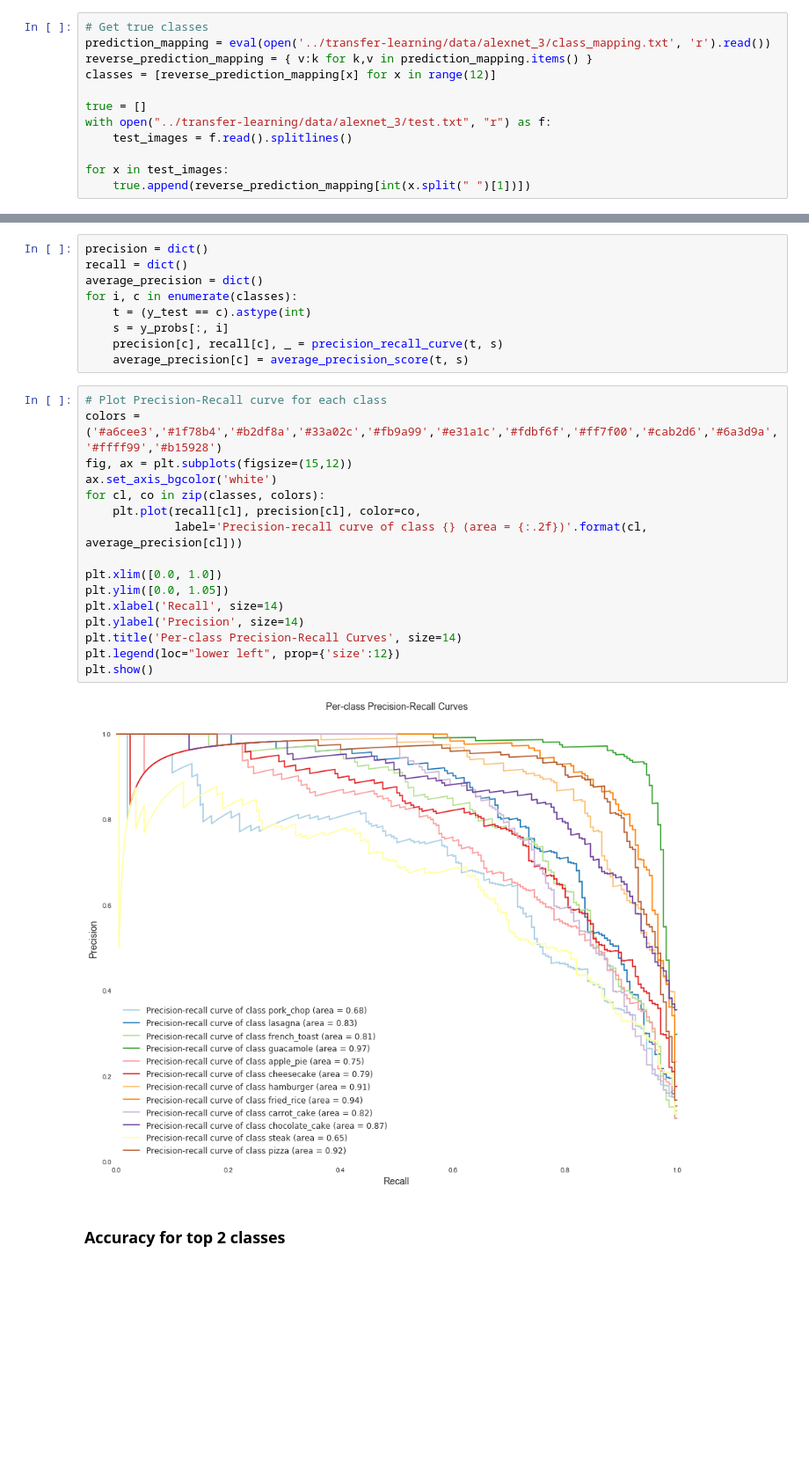
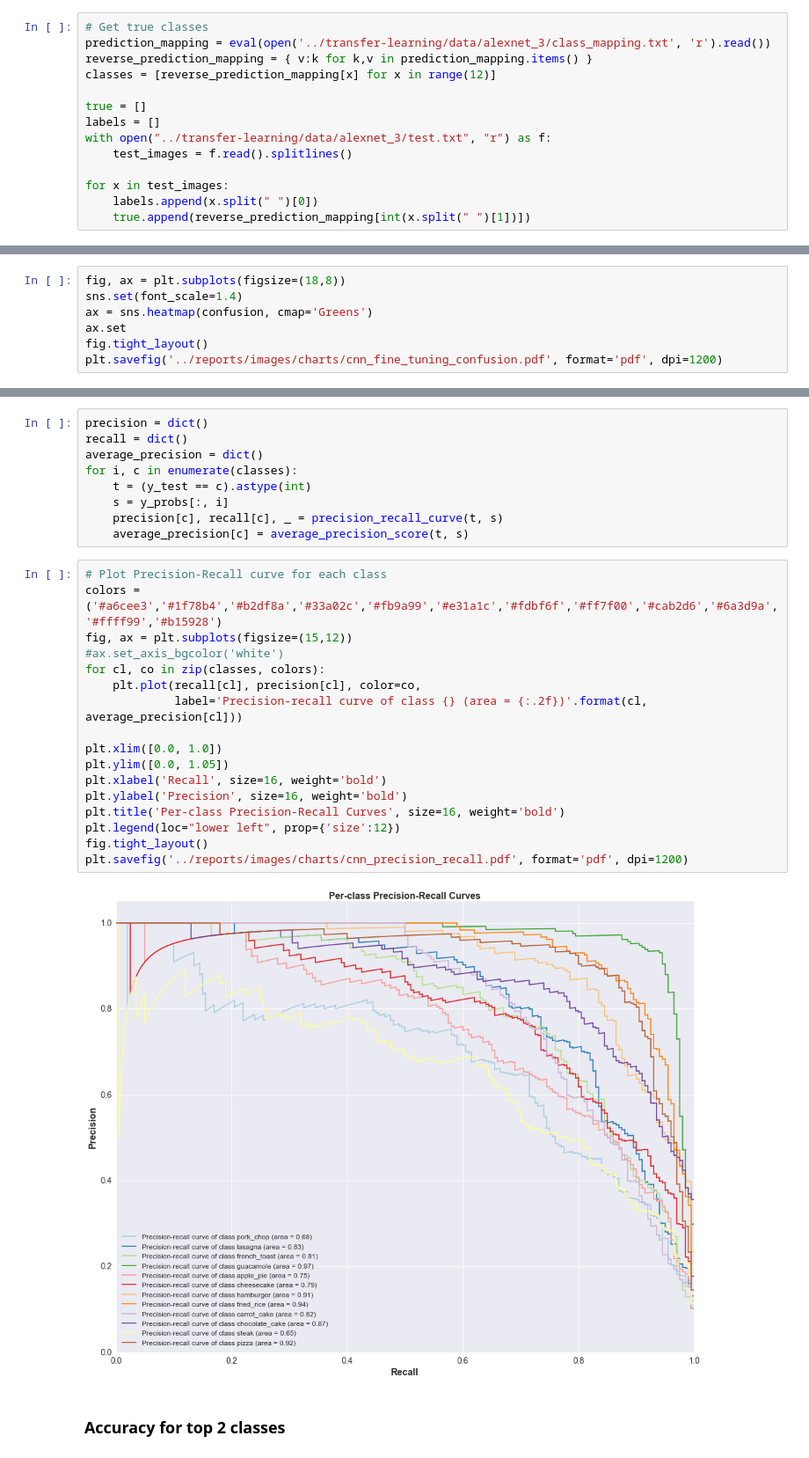
Before and after one commit to simonb83/DataScienceIntensive, a Jupyter notebook: capstone/notebooks/Best_fine_tuning.ipynb, the cells around one changed output, grey strips where cells are left out. Shown at 88% size. Drawn from its saved outputs; the diff is of its cells as text; blank space fills up the shorter version.

```diff
--- a/capstone/notebooks/Best_fine_tuning.ipynb
+++ b/capstone/notebooks/Best_fine_tuning.ipynb
@@ -86,10 +102,12 @@ reverse_prediction_mapping = { v:k for k,v in prediction_mapping.items() }
 classes = [reverse_prediction_mapping[x] for x in range(12)]
 
 true = []
+labels = []
 with open("../transfer-learning/data/alexnet_3/test.txt", "r") as f:
     test_images = f.read().splitlines()
 
 for x in test_images:
+    labels.append(x.split(" ")[0])
     true.append(reverse_prediction_mapping[int(x.split(" ")[1])])
 # %%
 # Get predictions
@@ -146,0 +159,7 @@ plt.show()
+# %%
+fig, ax = plt.subplots(figsize=(18,8))
+sns.set(font_scale=1.4)
+ax = sns.heatmap(confusion, cmap='Greens')
+ax.set
+fig.tight_layout()
+plt.savefig('../reports/images/charts/cnn_fine_tuning_confusion.pdf', format='pdf', dpi=1200)
@@ -163,21 +184,22 @@ for i, c in enumerate(classes):
 # %%
 # Plot Precision-Recall curve for each class
 colors = ('#a6cee3','#1f78b4','#b2df8a','#33a02c','#fb9a99','#e31a1c','#fdbf6f','#ff7f00','#cab2d6','#6a3d9a','#ffff99','#b15928')
 fig, ax = plt.subplots(figsize=(15,12))
-ax.set_axis_bgcolor('white')
+#ax.set_axis_bgcolor('white')
 for cl, co in zip(classes, colors):
     plt.plot(recall[cl], precision[cl], color=co,
              label='Precision-recall curve of class {} (area = {:.2f})'.format(cl, average_precision[cl]))
 
 plt.xlim([0.0, 1.0])
 plt.ylim([0.0, 1.05])
-plt.xlabel('Recall', size=14)
-plt.ylabel('Precision', size=14)
-plt.title('Per-class Precision-Recall Curves', size=14)
+plt.xlabel('Recall', size=16, weight='bold')
+plt.ylabel('Precision', size=16, weight='bold')
+plt.title('Per-class Precision-Recall Curves', size=16, weight='bold')
 plt.legend(loc="lower left", prop={'size':12})
-plt.show()
+fig.tight_layout()
+plt.savefig('../reports/images/charts/cnn_precision_recall.pdf', format='pdf', dpi=1200)
 # %% [output]
-[figure, old version]
+[figure, new version]
 # %% [markdown]
 ### Accuracy for top 2 classes
 # %%
```
Also changed, not shown: parts of 16 cells of this notebook.
